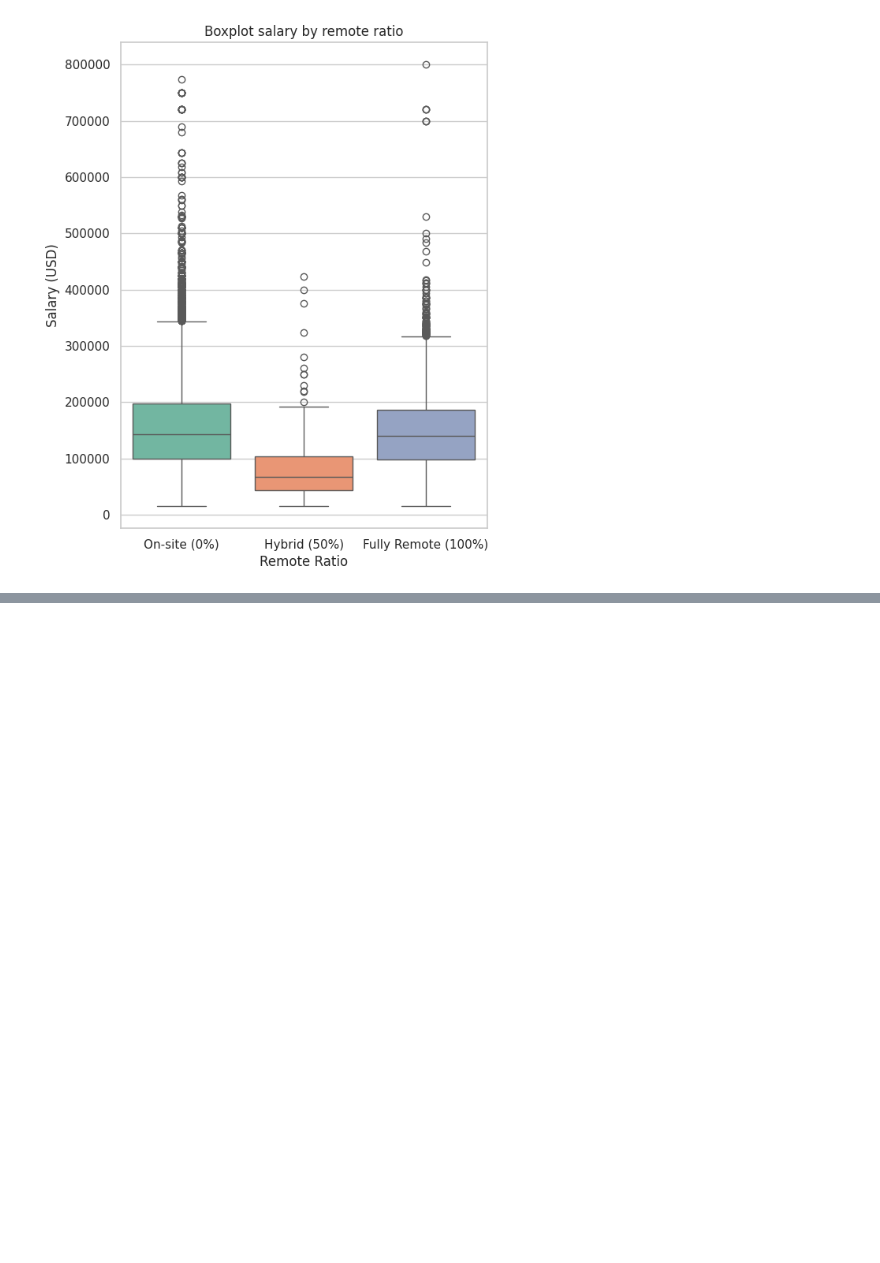
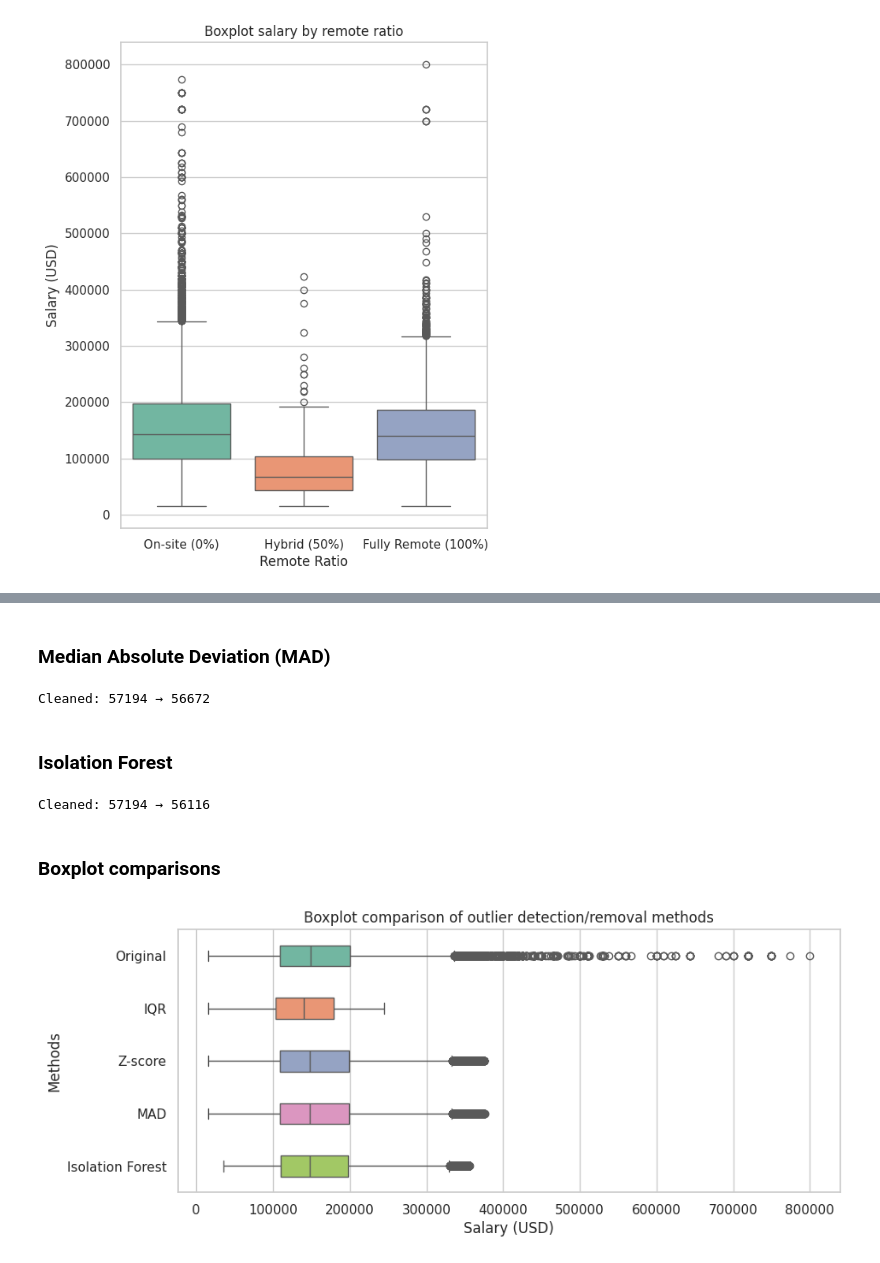
Before and after one commit to mtriet100505/dav-finalterm, a Jupyter notebook: notebooks/01_exploratory_data_analysis.ipynb, the cells around one changed output, grey strips where cells are left out. Drawn from its saved outputs; the diff is of its cells as text; code cells hidden in the pictures; blank space fills up the shorter version.

```diff
--- a/notebooks/01_exploratory_data_analysis.ipynb
+++ b/notebooks/01_exploratory_data_analysis.ipynb
@@ -149,0 +212,51 @@ plt.show()
+# %% [markdown]
+### Median Absolute Deviation (MAD)
+# %%
+target_col = "salary_in_usd"
+
+median = df[target_col].median()
+mad = np.median(np.abs(df[target_col] - median))
+mod_z = 0.6745 * (df[target_col] - median) / mad
+
+df_mad = df[np.abs(mod_z) < 3.5]
+
+print(f"Cleaned: {len(df)} → {len(df_mad)}")
+# %% [output]
+Cleaned: 57194 → 56672
+# %% [markdown]
+### Isolation Forest
+# %%
+target_col = "salary_in_usd"
+
+iso = IsolationForest(contamination=0.02, random_state=42)
+iso_labels = iso.fit_predict(df[[target_col]])
+
+df_iso = df[iso_labels == 1]
+
+print(f"Cleaned: {len(df)} → {len(df_iso)}")
+# %% [output]
+Cleaned: 57194 → 56116
+# %% [markdown]
+### Boxplot comparisons
+# %%
+plt.figure(figsize=(10, 4))
+
+sns.boxplot(
+    data=pd.concat([
+        df.assign(source="Original"),
+        df_iqr.assign(source="IQR"),
+        df_z.assign(source="Z-score"),
+        df_mad.assign(source="MAD"),
+        df_iso.assign(source="Isolation Forest"),
+    ], ignore_index=True),
+    x=target_col, y="source", hue="source", width=0.4, palette="Set2",
+)
+
+plt.title("Boxplot comparison of outlier detection/removal methods")
+
+plt.xlabel("Salary (USD)")
+plt.ylabel("Methods")
+
+plt.show()
+# %% [output]
+[figure, added]
```
Also changed, not shown: parts of 24 cells of this notebook, 1 other file.
